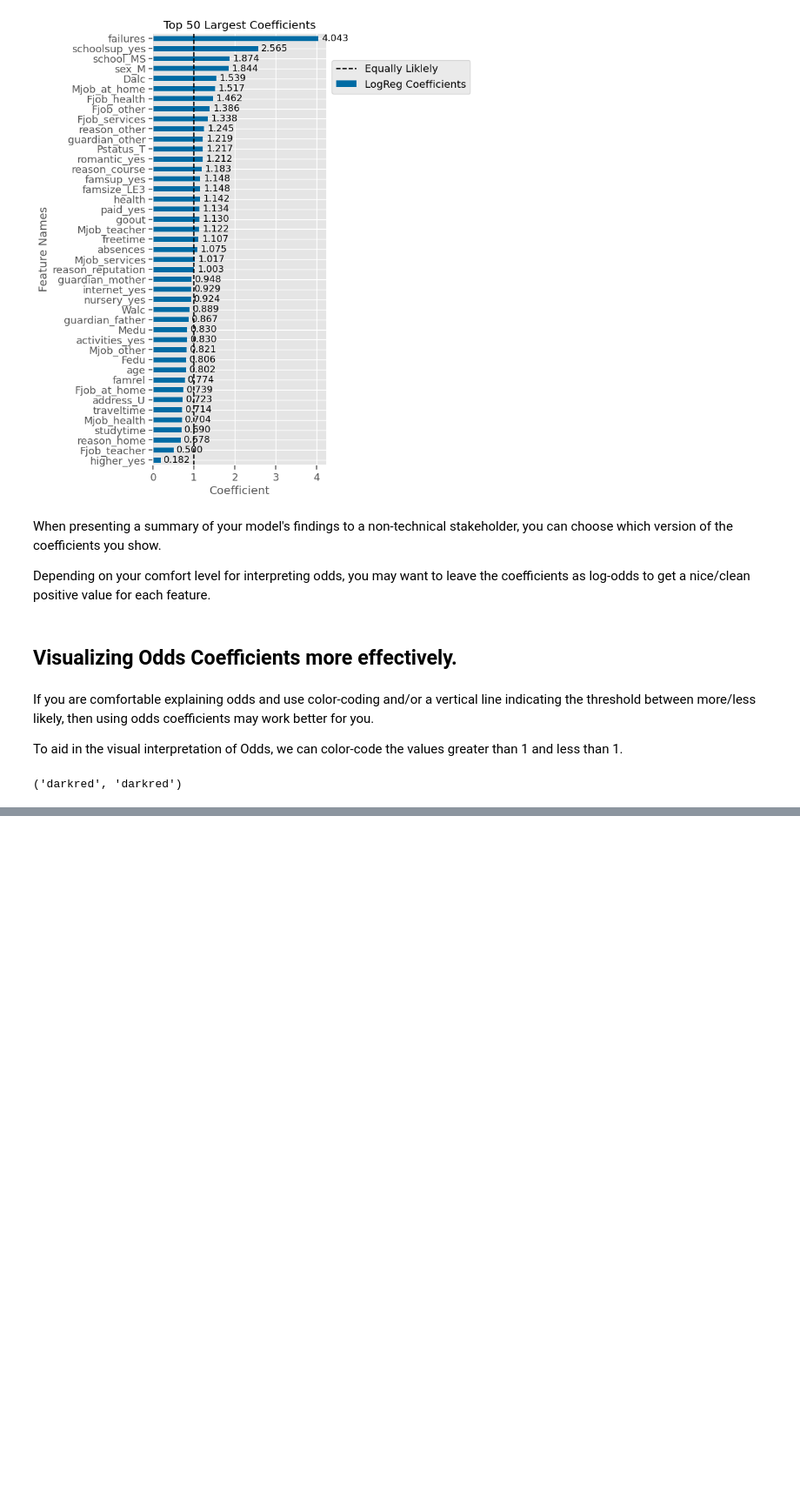
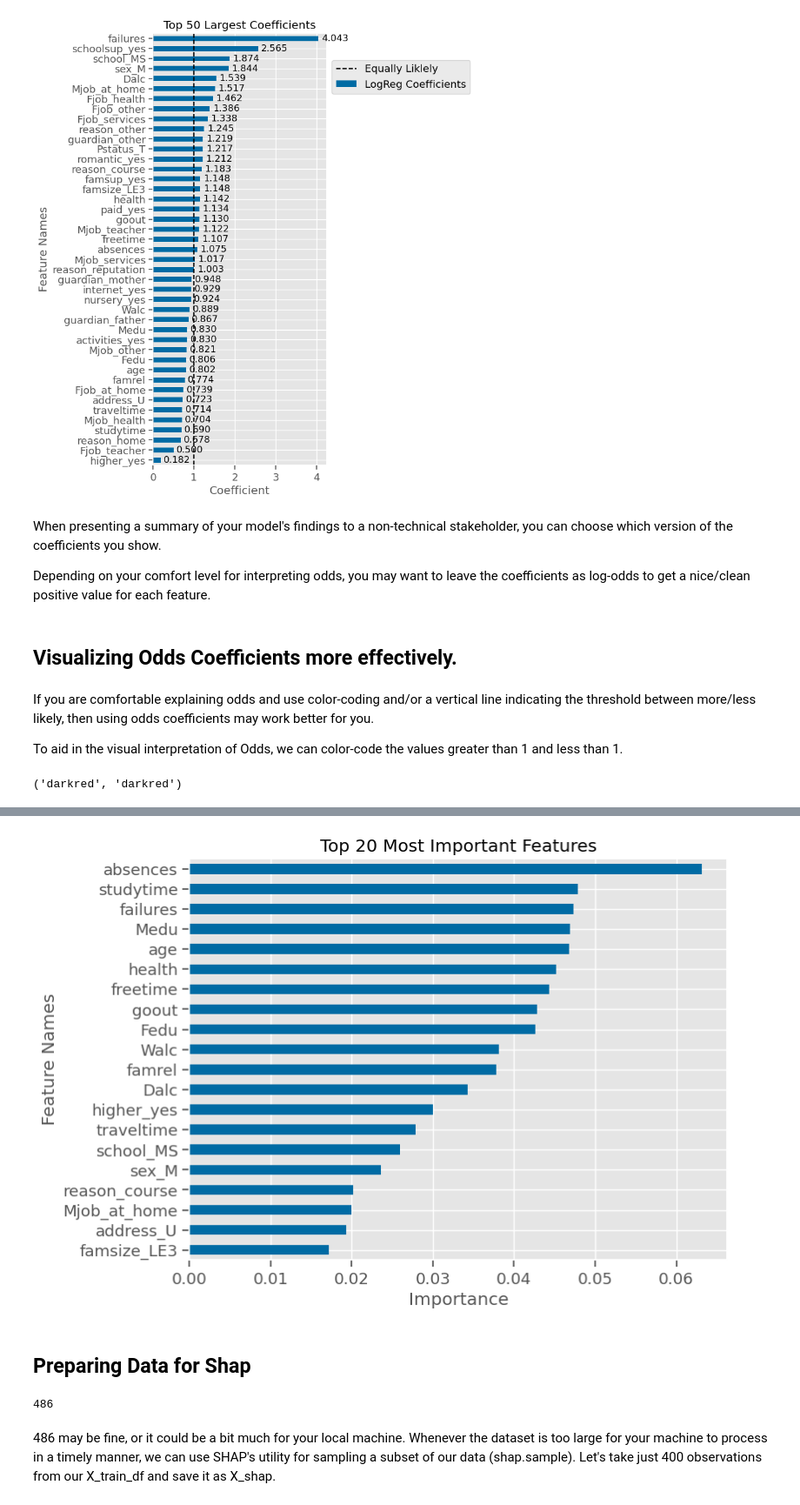
Before and after one commit to MileneCV/week17_data_visualization_Student-performance, a Jupyter notebook: From Regression to Classification.ipynb, the cells around one changed output, grey strips where cells are left out. Shown at 87% size. Cells and saved outputs as stored; diff of their text form; code cells hidden in the pictures; blank space fills up the shorter version.

```diff
--- a/From Regression to Classification.ipynb
+++ b/From Regression to Classification.ipynb
@@ -906,0 +935,15 @@ FileNotFoundError: [Errno 2] No such file or directory: 'images/odds_coeffs.png'
+# %%
+rf_importances = get_importances(rf_clf)
+plot_importance(rf_importances,top_n=20);
+# %% [output]
+[figure, added]
+# %% [markdown]
+## Preparing Data for Shap
+# %%
+len(X_train_df)
+# %% [output]
+486
+# %% [markdown]
+486 may be fine, or it could be a bit much for your local machine.
+Whenever the dataset is too large for your machine to process in a timely manner, we can use SHAP's utility for sampling a subset of our data (shap.sample).
+Let's take just 400 observations from our X_train_df and save it as X_shap.
```
Also changed, not shown: parts of 31 cells of this notebook.
